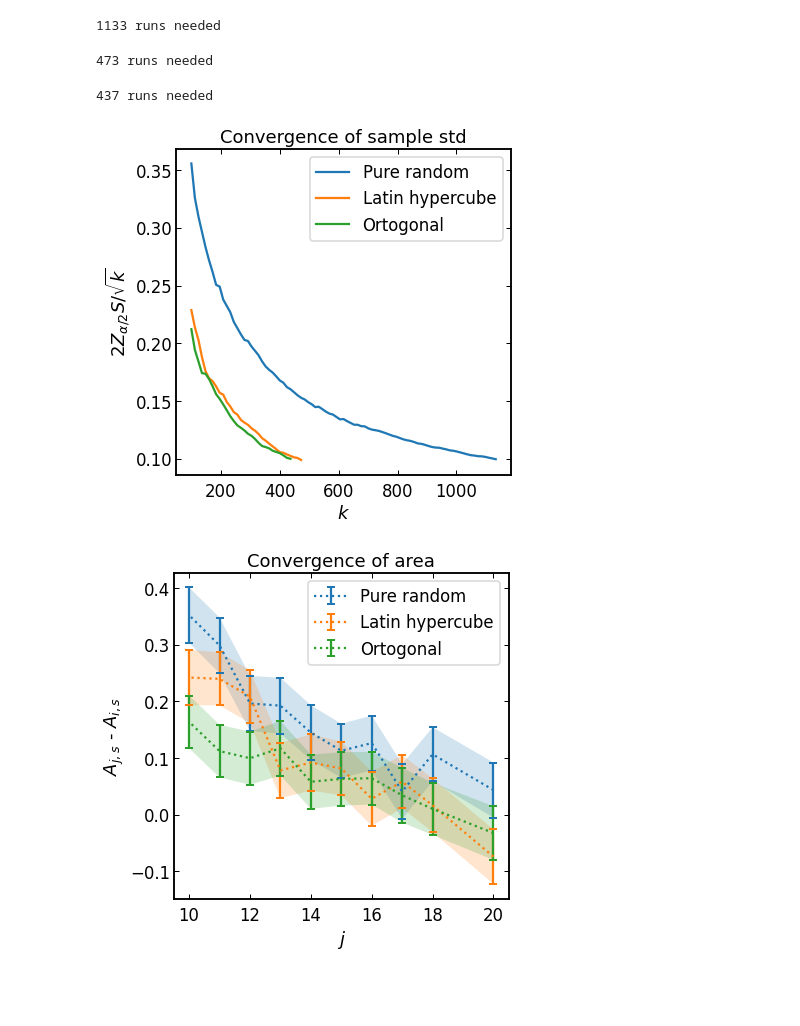
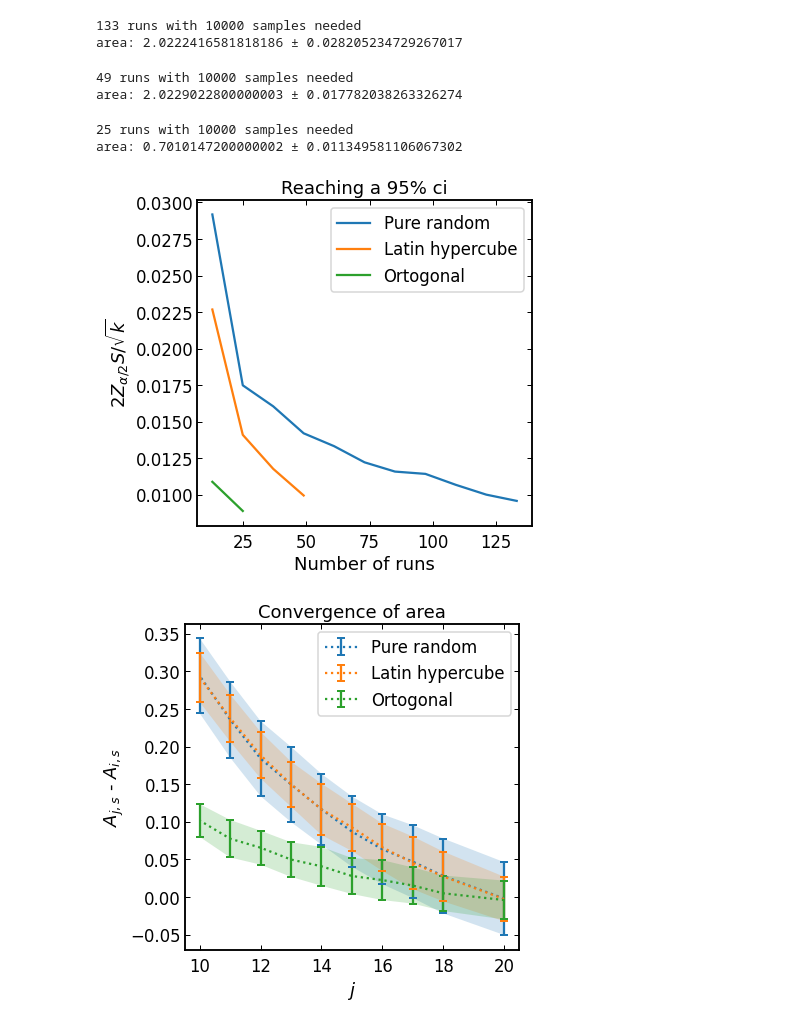
Before and after one commit to JesseFranzua/Mandlebrot, a Jupyter notebook: mandelbrot_combined.ipynb, the cells around one changed output. Drawn from its saved outputs; the diff is of its cells as text; code cells hidden in the pictures; blank space fills up the shorter version.

```diff
--- a/mandelbrot_combined.ipynb
+++ b/mandelbrot_combined.ipynb
@@ -94,14 +94,12 @@ class DetermineNumberRuns():
     def generate_new_values(self, n_values):
         areas = Parallel(n_jobs=n_cores)(delayed(mandlebrot_area)(self.default_i, self.n_samples, self.rand_num_generator) for _ in range(n_values))
         self.all_areas = self.all_areas + areas
+        areas = np.array(self.all_areas)
 
-        for area in areas:
-            new_sample_mean = self.sample_mean + (area - self.sample_mean) / (self.k + 1)
-            self.sample_var = (1 - 1 / self.k) * self.sample_var + (self.k + 1) * (new_sample_mean - self.sample_mean) ** 2
-            self.sample_mean = new_sample_mean
-            self.sample_std = sqrt(self.sample_var)
-            self.k += 1
-        self.all_sample_means.append(self.sample_mean)
+        self.k += n_values
+        self.sample_mean = areas.mean()
+        self.sample_var = ((areas - self.sample_mean) ** 2).sum() / (self.k - 1)
+        self.sample_std = sqrt(self.sample_var)
 
     def keep_going(self):
         check = 2 * self.z_value * self.sample_std / sqrt(self.k)
@@ -125,7 +143,8 @@ class IterationConvergence():
         areas = Parallel(n_jobs=n_cores)(delayed(mandlebrot_area)(i, self.n_samples, self.rand_num_generator) for _ in range(self.n_runs))
         areas = np.array(areas)
         mean = areas.mean()
-        std = areas.std() / sqrt(self.n_runs)
+        var = ((areas - mean) ** 2).sum() / (self.n_runs - 1)
+        std = sqrt(var)
         return mean, std
 
     def dist_from_max(self, i):
@@ -144,8 +163,8 @@ area_box = (real_max - real_min) * (imag_max - imag_min)
 # settings
 n_cores = os.cpu_count()
 rand_num_generator = uniform_samples
-n_samples = 10
-interval_length = 0.1
+n_samples = 10000
+interval_length = 0.01
 z_value = 1.96
 n_init_runs = 100
 n_different_i = 10
@@ -165,10 +184,13 @@ for rand_num_generator in [uniform_samples, LHC_samples, OLHC_samples]:
 
     # determine how many runs we need in order to achieve satiffactory accuracy
     dnr = DetermineNumberRuns(n_samples, min_i, interval_length, z_value, rand_num_generator)
-    dnr.generate_new_values(n_init_runs)
-    while dnr.keep_going():
+    # dnr.generate_new_values(n_init_runs)
+    keep_going = True
+    while keep_going:
         dnr.generate_new_values(n_cores)
-    print(f'{dnr.k} runs needed')
+        keep_going = dnr.keep_going()
+    print(f'{dnr.k} runs with {dnr.n_samples} samples needed')
+    print(f'area: {dnr.sample_mean} ± {dnr.sample_std}')
     dnr_results.append(dnr.all_stop_checks)
     dnr_k.append(dnr.all_k_at_check)
 
@@ -179,31 +201,34 @@ for rand_num_generator in [uniform_samples, LHC_samples, OLHC_samples]:
     ic_mean_results.append(ic.means)
     ic_std_results.append(ic.stds)
 # %% [output]
-1133 runs needed
+133 runs with 10000 samples needed
+area: 2.0222416581818186 ± 0.028205234729267017
-473 runs needed
+49 runs with 10000 samples needed
+area: 2.0229022800000003 ± 0.017782038263326274
-437 runs needed
+25 runs with 10000 samples needed
+area: 0.7010147200000002 ± 0.011349581106067302
 # %%
 
 plt.plot(dnr_k[0], dnr_results[0], label='Pure random')
 plt.plot(dnr_k[1], dnr_results[1], label='Latin hypercube')
 plt.plot(dnr_k[2], dnr_results[2], label='Ortogonal')
 plt.legend()
-plt.title('Convergence of sample std')
+plt.title('Reaching a 95% ci')
 plt.ylabel(r'$2 Z_{\alpha / 2} S / \sqrt{k}$')
-plt.xlabel('$k$')
+plt.xlabel('Number of runs')
 plt.show()
 
 plt.errorbar(i_values, ic_mean_results[0], ic_std_results[0], fmt=':', capsize=4, capthick=2, label='Pure random')
 plt.fill_between(i_values, ic_mean_results[0] - ic_std_results[0], ic_mean_results[0] + ic_std_results[0], alpha=0.2)
 plt.errorbar(i_values, ic_mean_results[1], ic_std_results[1], fmt=':', capsize=4, capthick=2, label='Latin hypercube')
 plt.fill_between(i_values, ic_mean_results[1] - ic_std_results[1], ic_mean_results[1] + ic_std_results[1], alpha=0.2)
 plt.errorbar(i_values, ic_mean_results[2], ic_std_results[2], fmt=':', capsize=4, capthick=2, label='Ortogonal')
 plt.fill_between(i_values, ic_mean_results[2] - ic_std_results[2], ic_mean_results[2] + ic_std_results[2], alpha=0.2)
 plt.legend()
 plt.title('Convergence of area')
 plt.xlabel('$j$')
 plt.ylabel('$A_{j, s}$ - $A_{i, s}$')
 plt.show()
 # %% [output]
-[figure, old version]
+[figure, new version]
-[figure, old version]
+[figure, new version]
```
Also changed, not shown: parts of 2 cells of this notebook.
